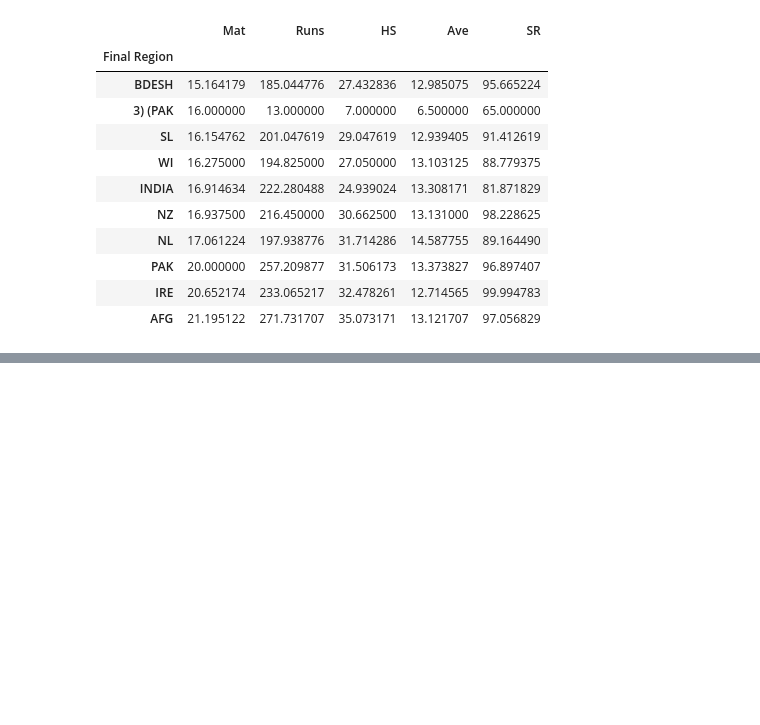
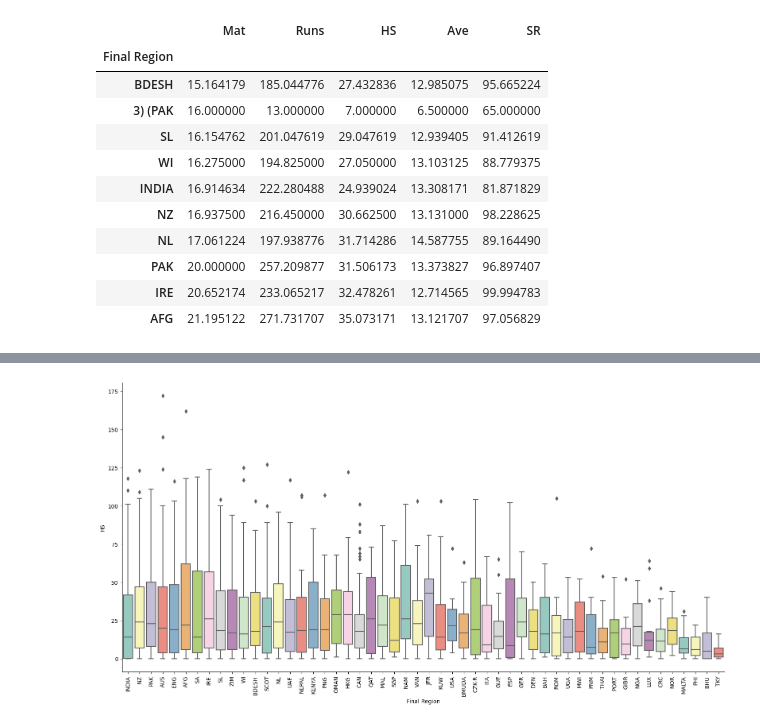
Before and after one commit to harshvs23/sports-_mine_visualization_part, a Jupyter notebook: batting_t20.ipynb, the cells around one changed output, grey strips where cells are left out. Drawn from its saved outputs; the diff is of its cells as text; code cells hidden in the pictures; blank space fills up the shorter version.

Commit message:
Edited data

```diff
--- a/batting_t20.ipynb
+++ b/batting_t20.ipynb
@@ -417,0 +426,5 @@ px.pie(t20, values='HS', names='Final Region', title='Region Wise High Score',
+# %%
+sns.catplot(x='Final Region', y='HS', data=t20, kind='box', palette='Set3', height=8, aspect=2)
+_ = plt.xticks(rotation=90)
+# %% [output]
+[figure, added]
```
Also changed, not shown: parts of 3 cells of this notebook, 9 other files.
